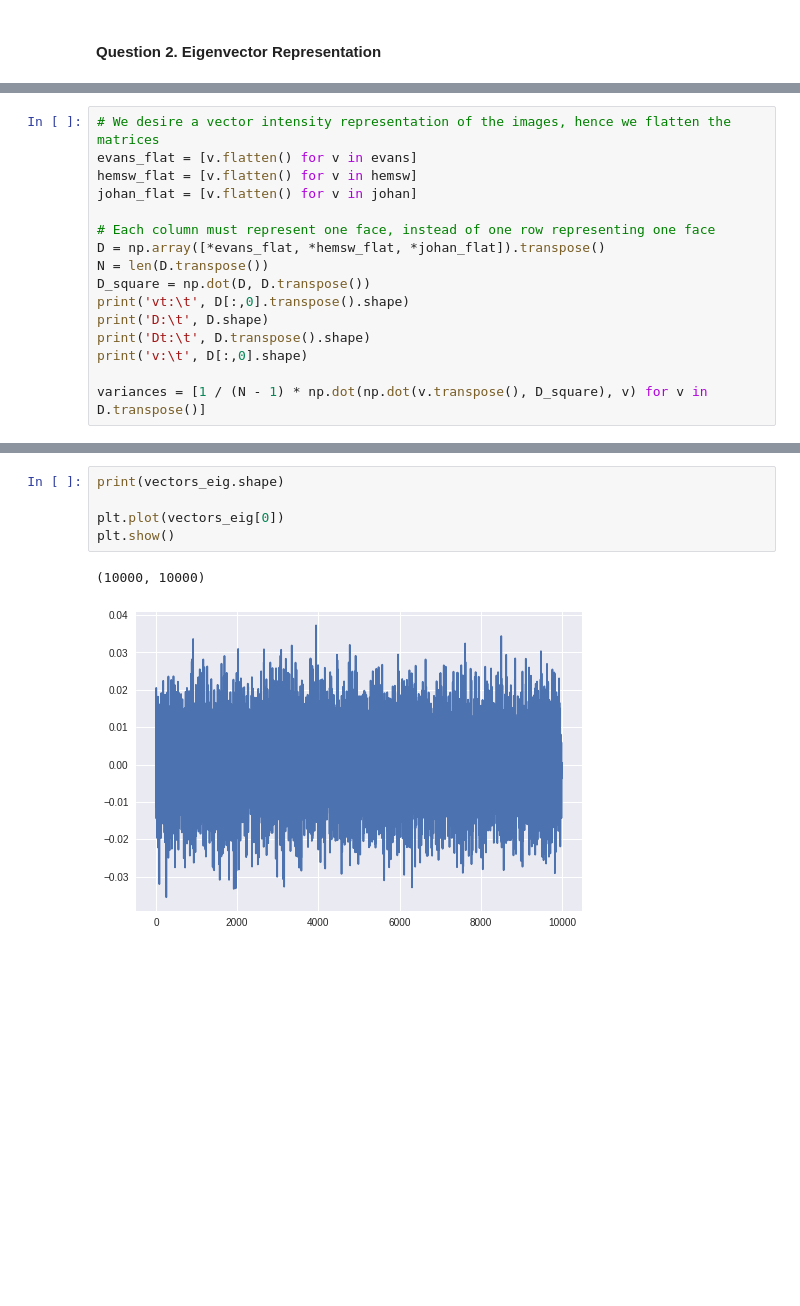
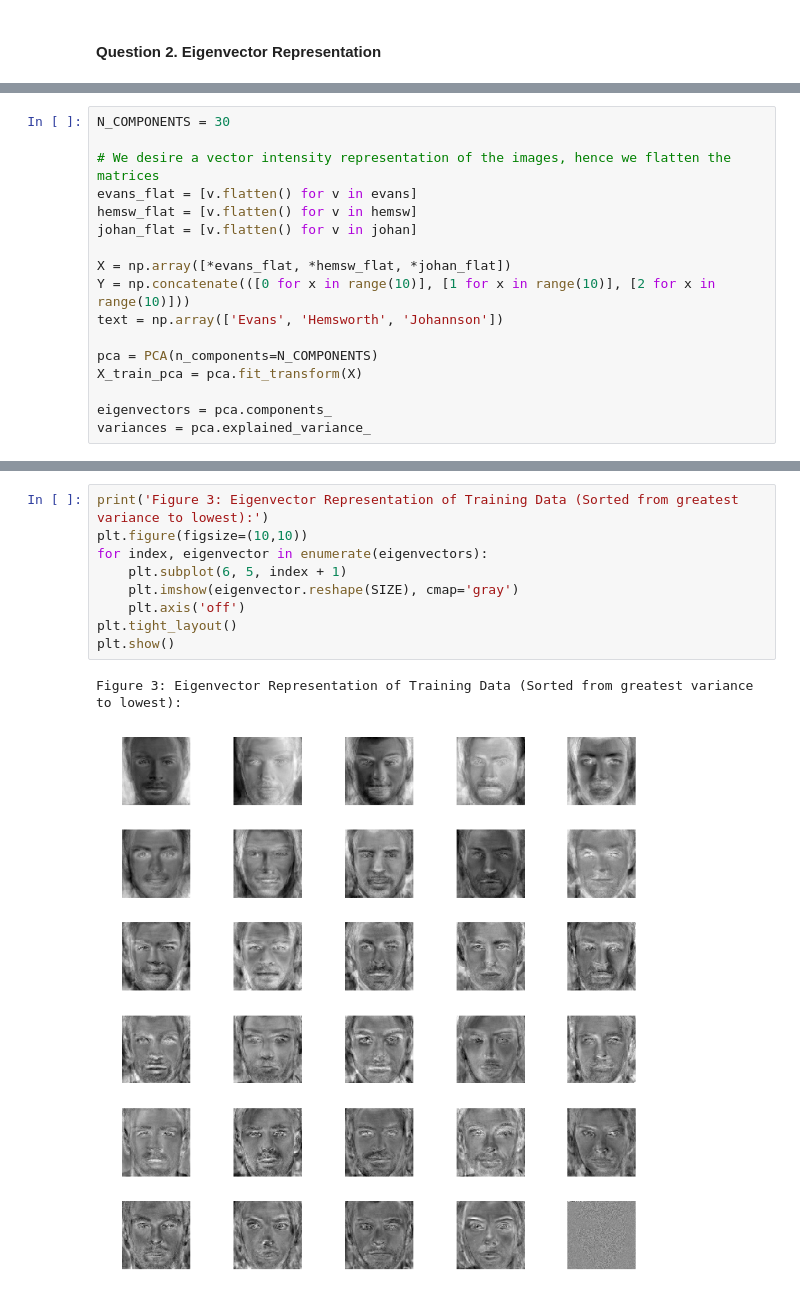
Before and after one commit to mattesko/ECSE415-Assignments, a Jupyter notebook: Assignment_4/face_detection.ipynb, the cells around one changed output, grey strips where cells are left out. Cells and saved outputs as stored; diff of their text form; blank space fills up the shorter version.

```diff
--- a/Assignment_4/face_detection.ipynb
+++ b/Assignment_4/face_detection.ipynb
@@ -143,16 +86,17 @@ I've also resized the training images to 100 x 100 pixels. This results in 10_00
 # %%
+N_COMPONENTS = 30
+
 # We desire a vector intensity representation of the images, hence we flatten the matrices
 evans_flat = [v.flatten() for v in evans]
 hemsw_flat = [v.flatten() for v in hemsw]
 johan_flat = [v.flatten() for v in johan]
 
-# Each column must represent one face, instead of one row representing one face
-D = np.array([*evans_flat, *hemsw_flat, *johan_flat]).transpose()
-N = len(D.transpose())
-D_square = np.dot(D, D.transpose())
-print('vt:\t', D[:,0].transpose().shape)
-print('D:\t', D.shape)
-print('Dt:\t', D.transpose().shape)
-print('v:\t', D[:,0].shape)
+X = np.array([*evans_flat, *hemsw_flat, *johan_flat])
+Y = np.concatenate(([0 for x in range(10)], [1 for x in range(10)], [2 for x in range(10)]))
+text = np.array(['Evans', 'Hemsworth', 'Johannson'])
 
-variances = [1 / (N - 1) * np.dot(np.dot(v.transpose(), D_square), v) for v in D.transpose()]
+pca = PCA(n_components=N_COMPONENTS)
+X_train_pca = pca.fit_transform(X)
+
+eigenvectors = pca.components_
+variances = pca.explained_variance_
@@ -187,8 +103,12 @@ plt.show()
-# %%
-print(vectors_eig.shape)
-
-plt.plot(vectors_eig[0])
-plt.show()
-# %% [output]
-(10000, 10000)
-[figure, removed]
+# %%
+print('Figure 3: Eigenvector Representation of Training Data (Sorted from greatest variance to lowest):')
+plt.figure(figsize=(10,10))
+for index, eigenvector in enumerate(eigenvectors):
+    plt.subplot(6, 5, index + 1)
+    plt.imshow(eigenvector.reshape(SIZE), cmap='gray')
+    plt.axis('off')
+plt.tight_layout()
+plt.show()
+# %% [output]
+Figure 3: Eigenvector Representation of Training Data (Sorted from greatest variance to lowest):
+[figure, added]
```
Also changed, not shown: parts of 26 cells of this notebook.
